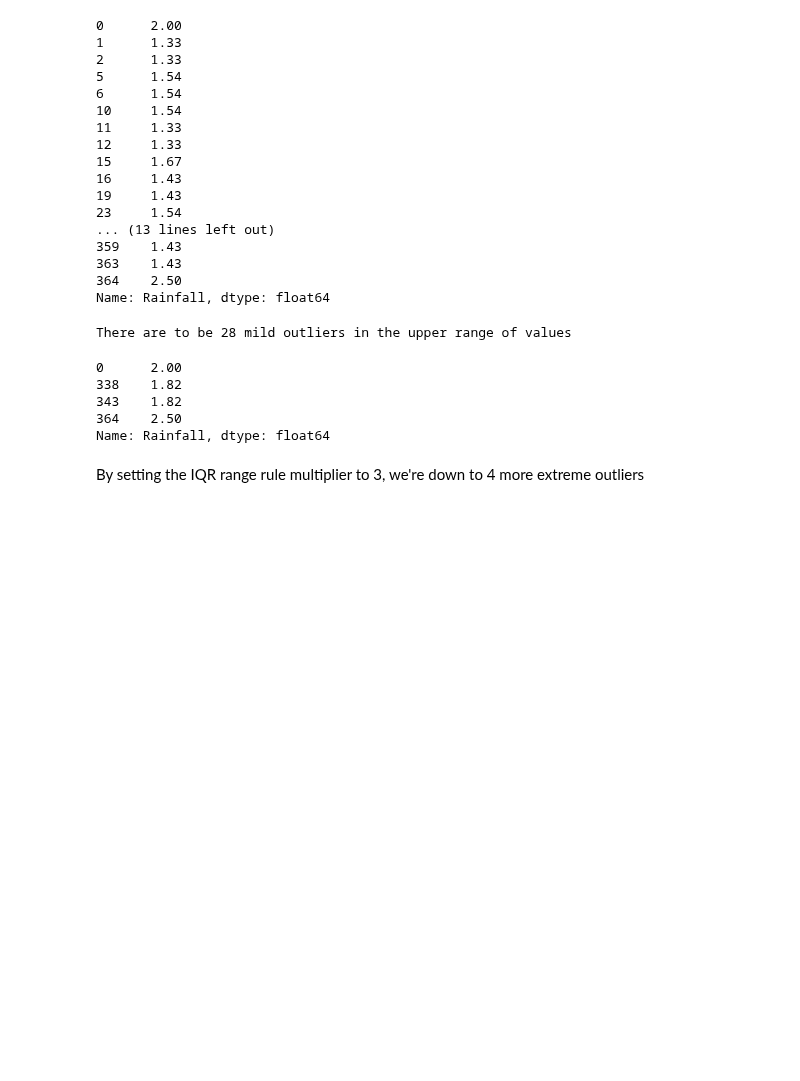
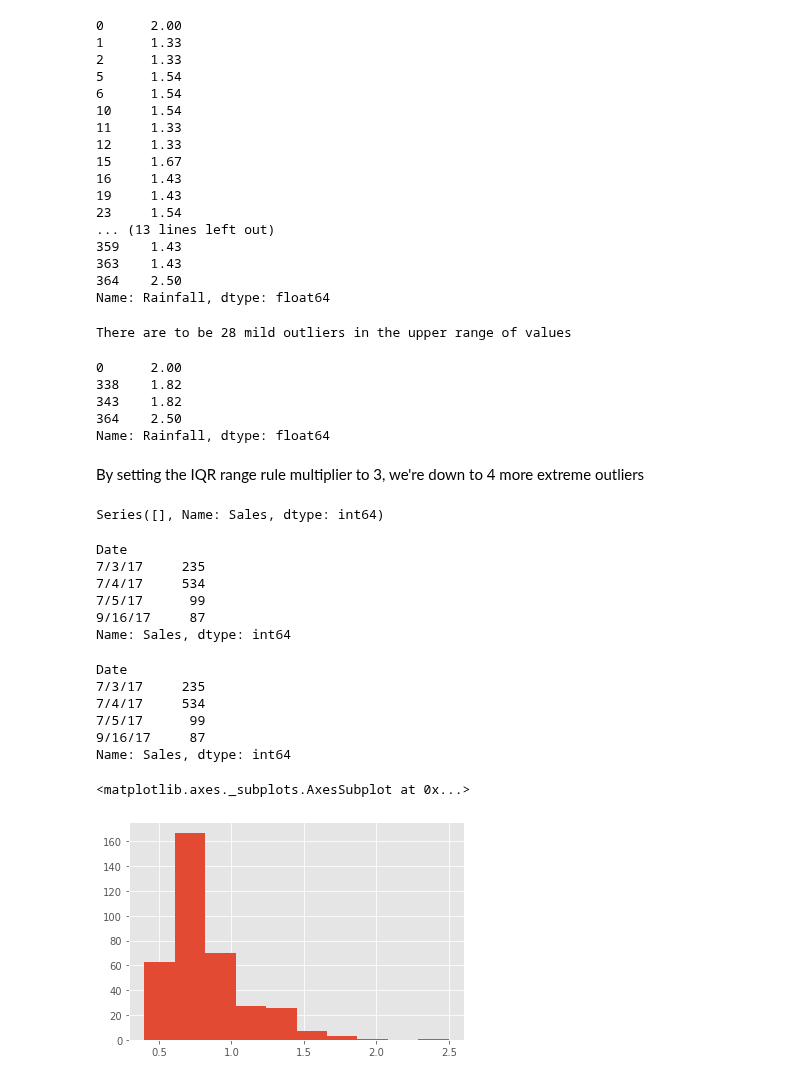
Before and after one commit to CodeupClassroom/bayes-methodologies-exercises, a Jupyter notebook: anomaly_detection/continuous_probabilistic_methods.ipynb, the cells around one changed output. Cells and saved outputs as stored; diff of their text form; code cells hidden in the pictures; blank space fills up the shorter version.

```diff
--- a/anomaly_detection/continuous_probabilistic_methods.ipynb
+++ b/anomaly_detection/continuous_probabilistic_methods.ipynb
@@ -31,3 +22,6 @@ df.head()
+# %%
+df.head()
+df.set_index("Date", inplace=True)
 # %% [markdown]
 # Step 0. Chart and smell test the data
 - Chart out the fields of interest
@@ -195,0 +192,13 @@ By setting the IQR range rule multiplier to 3, we're down to 4 more extreme outl
+# %%
+df.Sales[df.Sales < lower_bound]
+# %% [output]
+Series([], Name: Sales, dtype: int64)
+# %%
+df.Sales[df.Sales > upper_bound]
+# %% [output]
+Date
+7/3/17     235
+7/4/17     534
+7/5/17      99
+9/16/17     87
+Name: Sales, dtype: int64
@@ -195,0 +207,14 @@ By setting the IQR range rule multiplier to 3, we're down to 4 more extreme outl
+# %%
+df.Sales[df.Sales > upper_bound]
+# %% [output]
+Date
+7/3/17     235
+7/4/17     534
+7/5/17      99
+9/16/17     87
+Name: Sales, dtype: int64
+# %%
+df.Rainfall.hist()
+# %% [output]
+<matplotlib.axes._subplots.AxesSubplot at 0x...>
+[figure, added]
```
Also changed, not shown: parts of 15 cells of this notebook.
